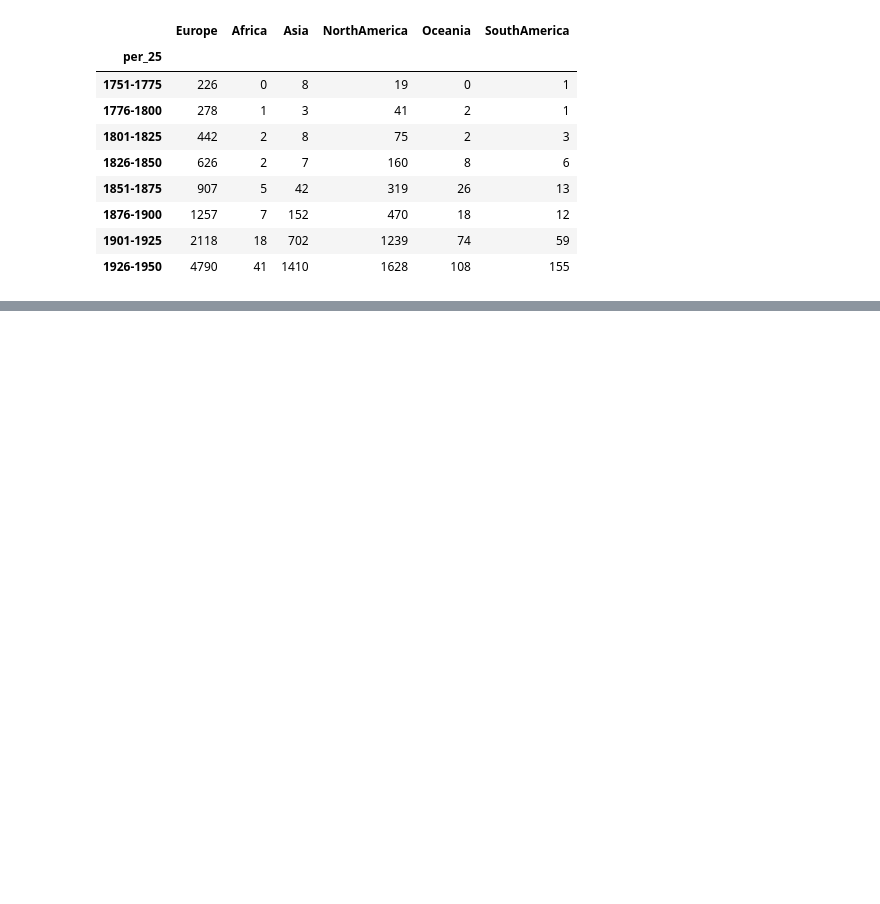
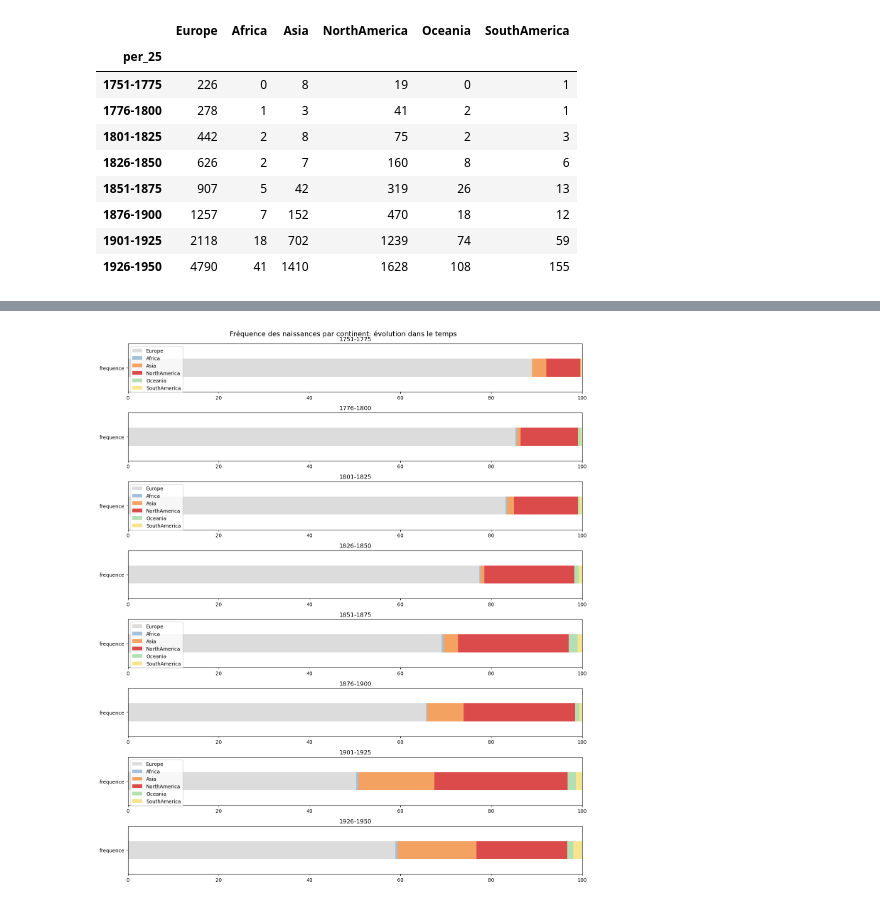
Before and after one commit to Chiodo53/astronomers, a Jupyter notebook: notebooks_jupyter/wikidata_exploration/wdt_distribution_continents_triplestore.ipynb, the cells around one changed output, grey strips where cells are left out. Saved outputs shown, nothing was run; the diff lists cells and outputs as text; code cells hidden in the pictures; blank space fills up the shorter version.

```diff
--- a/notebooks_jupyter/wikidata_exploration/wdt_distribution_continents_triplestore.ipynb
+++ b/notebooks_jupyter/wikidata_exploration/wdt_distribution_continents_triplestore.ipynb
@@ -384,20 +375,0 @@ Text(0.5, 1.0, '1751-1775')
-# %%
-lm = len(merged)
-
-# Initialise the subplot function using number of rows and columns
-#figure, axis = plt.subplots(lm, 1)
-
-
-i = 0
-
-while i < lm:
-    df = pd.DataFrame(merged.iloc[i , ])
-    df['frequence'] = (100 * df / df.sum()).round(2)
-    ljt = pd.DataFrame(df['frequence']).T
-    # print(ljt)
-    fig = ljt.plot(kind='barh', stacked=True, figsize=(15,2), color=col_palette_1, width=0.2, xlim=[0,100])
-    fig.set_title(df.columns[0])
-    i += 1
-
-# Combine all the operations and display
-# plt.show()
@@ -414,0 +391,39 @@ Noter que la distribution est quasiment la même pour l'ensemble de la période
+# %%
+### Graphique multiple
+#  Pandas plot reference
+# https://pandas.pydata.org/pandas-docs/stable/reference/api/pandas.DataFrame.plot.html
+## Barplots
+# https://www.shanelynn.ie/bar-plots-in-python-using-pandas-dataframes/
+
+
+lm = len(merged)
+
+# Initialise the subplot function using number of rows and columns
+#figure, axis = plt.subplots(lm, 1)
+
+fig, axes = plt.subplots(lm, 1, figsize=(14,16))
+
+i = 0
+
+while i < lm:
+    df = pd.DataFrame(merged.iloc[i , ])
+    df['frequence'] = (100 * df / df.sum()).round(2)
+    ljt = pd.DataFrame(df['frequence']).T
+    # print(ljt)
+    fig = ljt.plot(kind='barh', stacked=True, ax=axes[i], label=None, xlabel=None,
+                   fontsize=10, color=col_palette_2, width=0.3, xlim=[0,100])
+    fig.set_title(df.columns[0])
+    if (i+2)%2 != 0:
+        fig.get_legend().remove()
+    i += 1
+
+
+plt.suptitle('Fréquence des naissances par continent: évolution dans le temps',  fontsize=14)
+
+plt.tight_layout()  # rect=[0, 0.03, 1, 0.90]
+plt.xlabel('')
+
+
+plt.show()
+# %% [output]
+[figure, added]
```
Also changed, not shown: parts of 15 cells of this notebook, 1 other file.
